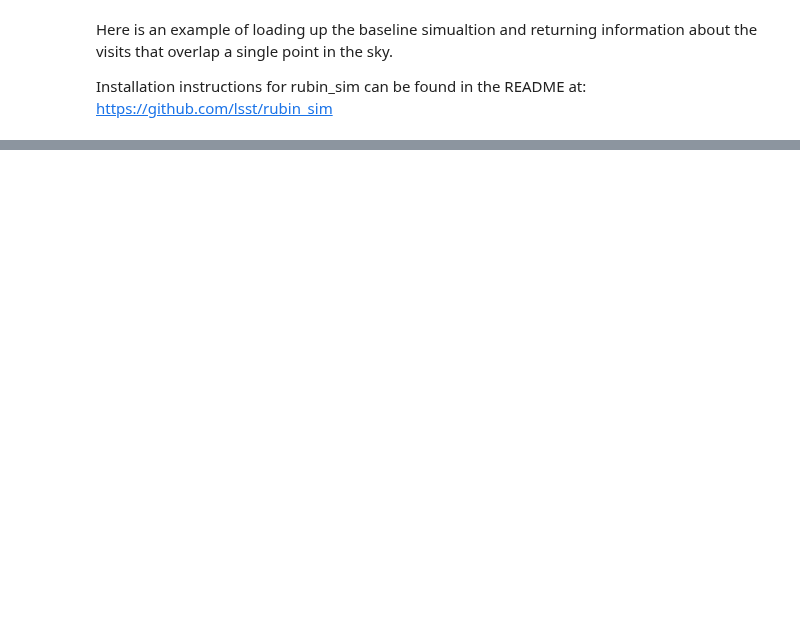
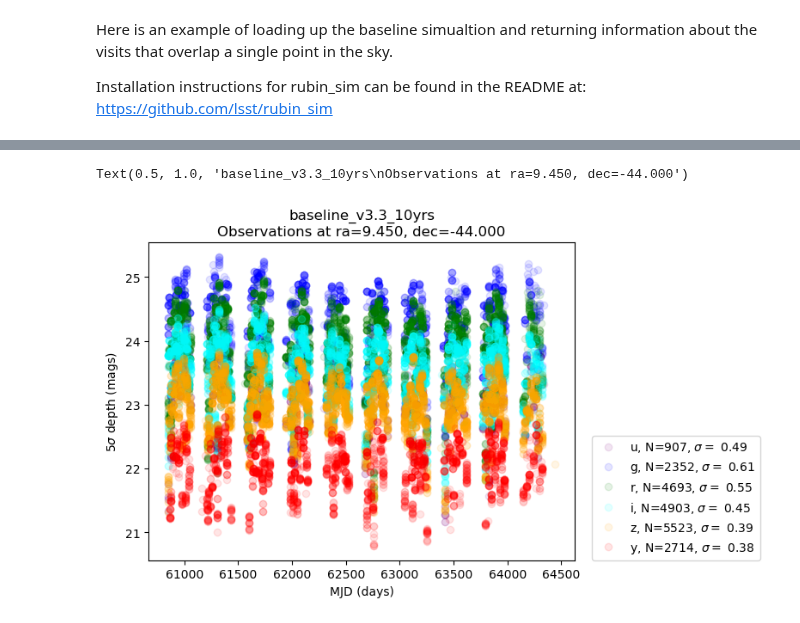
Before and after one commit to yoachim/23_Scratch, a Jupyter notebook: maf_quickstart/Getting_started_on_a_single_point.ipynb, the cells around one changed output, grey strips where cells are left out. Cells and saved outputs as stored; diff of their text form; code cells hidden in the pictures; blank space fills up the shorter version.

```diff
--- a/maf_quickstart/Getting_started_on_a_single_point.ipynb
+++ b/maf_quickstart/Getting_started_on_a_single_point.ipynb
@@ -135,0 +138,43 @@ Text(0.5, 1.0, 'baseline_v3.0_10yrs\nObservations at ra=0.000, dec=-20.000')
+# %%
+bundle_list = []
+# The point on the sky we would like to get visits for
+ra = [9.450]
+dec = [-44.0]
+
+
+# Say we just want to pass data through, not compute anything. Documentation on
+# columns at:  https://rubin-sim.lsst.io/rs_scheduler/output_schema.html
+metric = maf.metrics.PassMetric(cols=['filter', 'observationStartMJD', 'fiveSigmaDepth', 'visitExposureTime'])
+# Select all the visits. Could be something like "filter='r'", "night < 365", etc
+sql = ''
+slicer = maf.slicers.UserPointsSlicer(ra=ra, dec=dec)
+bundle_list.append(maf.MetricBundle(metric, slicer, sql, run_name=name))
+
+bd = maf.metricBundles.make_bundles_dict_from_list(bundle_list)
+bg = maf.metricBundles.MetricBundleGroup(bd, baseline_file, out_dir=out_dir, results_db=results_db)
+bg.run_all()
+# %%
+data_slice = bundle_list[0].metric_values[0]
+
+# crop off short exposure times
+data_slice = data_slice[np.where(data_slice["visitExposureTime"] > 25.)]
+
+# Let's plot up what the 5-sigma depth looks like
+plt.figure()
+# Give each filter it's own color
+f2c = {'u': 'purple', 'g': 'blue', 'r': 'green',
+       'i': 'cyan', 'z': 'orange', 'y': 'red'}
+for fn in f2c:
+    in_filt = np.where(data_slice['filter'] == fn)[0]
+    plt.plot(data_slice['observationStartMJD'][in_filt],
+             data_slice['fiveSigmaDepth'][in_filt], 'o',
+             color=f2c[fn],
+             label=fn+r', N=%i, $\sigma=$ %.2f' % (np.size(in_filt), np.std(data_slice['fiveSigmaDepth'][in_filt])),
+             alpha=0.1)
+plt.xlabel('MJD (days)')
+plt.ylabel(r'5$\sigma$ depth (mags)')
+plt.legend(loc=(1.04,0))
+plt.title('%s\nObservations at ra=%.3f, dec=%.3f' % (name, ra[0],dec[0]))
+# %% [output]
+Text(0.5, 1.0, 'baseline_v3.3_10yrs\nObservations at ra=9.450, dec=-44.000')
+[figure, added]
```
Also changed, not shown: parts of 6 cells of this notebook.
